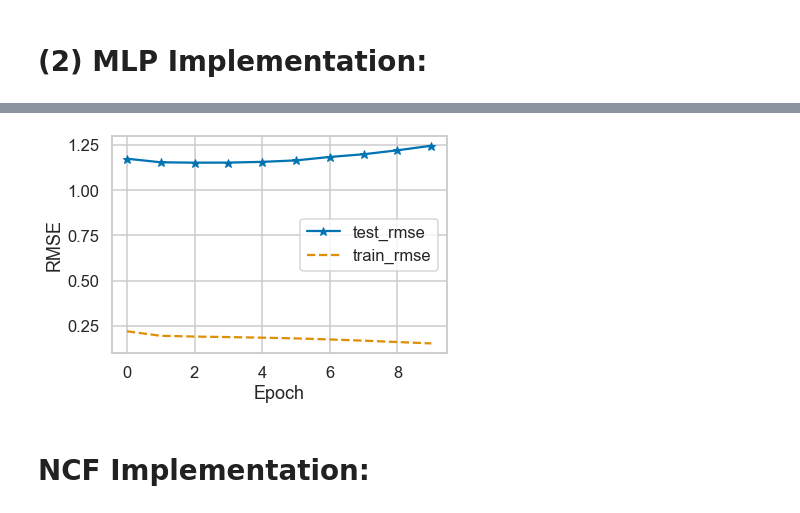
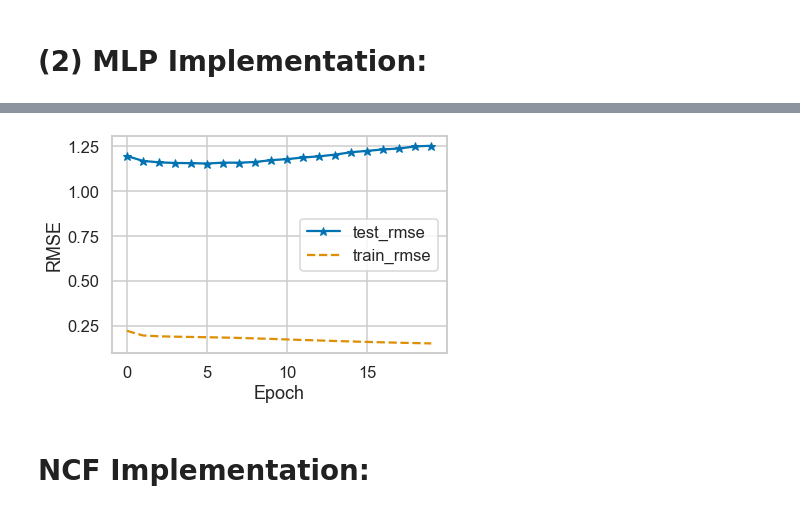
Before and after one commit to akhilesh-somani/Restaurant_Recommendation_System, a Jupyter notebook: Our_Approach.ipynb, the cells around one changed output, grey strips where cells are left out. Drawn from its saved outputs; the diff is of its cells as text; code cells hidden in the pictures.

```diff
--- a/Our_Approach.ipynb
+++ b/Our_Approach.ipynb
@@ -211,7 +212,7 @@ test_data.head(3)
 3 rows × 55 columns
 # %%
 X_test = np.array(test_data[['user_id_refined', 'business_id_refined'] +\
-                            ['user_feature_' + str(i) for i in range(n_lim + 1)]].values.tolist())
+                            ['user_feature_' + str(i) for i in range(num_of_user_features)]].values.tolist())
 X_test
 # %% [output]
 array([[0.000e+00, 0.000e+00, 1.000e+00, ..., 0.000e+00, 1.000e+00,
@@ -421,7 +421,7 @@ num_factors = 8
 regs = [0, 0]
 learner = 'adam'
 learning_rate = 0.0005
-num_epochs = 10
+num_epochs = 20
 batch_size = 256
 out = 1
 
@@ -454,12 +454,12 @@ for epoch in range(num_epochs):
     t1 = time()
 
     # Generate training instances
-    user_input, item_input, fan_input, ratings = get_train_instances(X_train, y_train)
+    user_input, item_input, user_feature_input, ratings = get_train_instances(X_train, y_train)
 
     # Training
-    history = model.fit([user_input, item_input, fan_input], #input
-                     np.array(ratings), # labels
-                     batch_size = batch_size, epochs = 1, verbose = 0)
+    history = model.fit([user_input, item_input, user_feature_input], # input
+                         np.array(ratings), # labels
+                         batch_size = batch_size, epochs = 1, verbose = 0)
 
     train_loss.append(history.history['loss'][0])
 
@@ -547,28 +552,28 @@ The best GMF model is saved
 def get_mlp_model(num_users, num_items, layers = [20,10], reg_layers=[0,0]):
     assert len(layers) == len(reg_layers)
     num_layer = len(layers) #Number of layers in the MLP
+
     # Input variables
-    user_input = Input(shape=(1,), dtype='int32', name = 'user_input')
-    item_input = Input(shape=(1,), dtype='int32', name = 'item_input')
-    fan_input = Input(shape=(1,), dtype = 'int32', name = 'fan_input')
+    user_input = Input(shape=(1,), dtype='float32', name = 'user_input')
+    item_input = Input(shape=(1,), dtype='float32', name = 'item_input')
+    user_feature_input = Input(shape = (num_of_user_features, ), dtype='float32', name = 'user_feature_input')
 
-    MLP_Embedding_User = Embedding(input_dim = num_users, output_dim = int(layers[0] / 2), name = 'user_embedding',
+    MLP_Embedding_User_ID = Embedding(input_dim = num_users, output_dim = num_of_user_features, name = 'user_ID_embedding',
                                    embeddings_initializer='random_normal', embeddings_regularizer = l2(reg_layers[0]),
                                    input_length=1)
-    MLP_Embedding_Item = Embedding(input_dim = num_items, output_dim = int(layers[0] / 2), name = 'item_embedding',
-                                   embeddings_initializer='random_normal', embeddings_regularizer = l2(reg_layers[0]),
-                                   input_length=1)
-    MLP_Embedding_Fans = Embedding(input_dim = num_users, output_dim = int(layers[0] / 2), name = 'fan_embedding',
+    MLP_Embedding_Item = Embedding(input_dim = num_items, output_dim = num_of_user_features, name = 'item_embedding',
                                    embeddings_initializer='random_normal', embeddings_regularizer = l2(reg_layers[0]),
                                    input_length=1)
 
     # Crucial to flatten an embedding vector!
-    user_latent = Flatten()(MLP_Embedding_User(user_input))
+    user_latent = Flatten()(MLP_Embedding_User_ID(user_input))
     item_latent = Flatten()(MLP_Embedding_Item(item_input))
-    fan_latent = Flatten()(MLP_Embedding_Fans(fan_input))
+
+    # Element-wise product of user_latent and user_feature_input
+    user_feature_latent = Multiply()([user_latent, user_feature_input])
 
     # The 0-th layer is the concatenation of embedding layers
-    vector = Concatenate()([user_latent, item_latent, fan_latent])
+    vector = Concatenate()([user_feature_latent, item_latent])
 
     # MLP layers
     for idx in range(1, num_layer):
@@ -577,7 +582,7 @@ def get_mlp_model(num_users, num_items, layers = [20,10], reg_layers=[0,0]):
 
     # Final prediction layer
     prediction = Dense(1, activation='sigmoid', kernel_initializer='lecun_uniform', name = 'prediction')(vector)
-    model = Model(inputs = [user_input, item_input, fan_input], outputs = prediction)
+    model = Model(inputs = [user_input, item_input, user_feature_input], outputs = prediction)
 
     return model
 # %%
@@ -614,11 +619,11 @@ for epoch in range(num_epochs):
     t1 = time()
 
     # Generate training instances
-    user_input, item_input, fan_input, ratings = get_train_instances(X_train, y_train)
+    user_input, item_input, user_feature_input, ratings = get_train_instances(X_train, y_train)
 
     # Training
-    history = model.fit([user_input, item_input, fan_input], # input
-                         ratings, # labels
+    history = model.fit([user_input, item_input, user_feature_input], # input
+                         np.array(ratings), # labels
                          batch_size = batch_size, epochs = 1, verbose = 0)
 
     train_loss.append(np.sqrt(history.history['loss'][0]))
@@ -665,5 +675,5 @@ End. Best Epoch 3:  RMSE = 1.1530, R2 = 0.1944.
 The best MLP model is saved
-[figure, old version]
+[figure, new version]
 # %% [markdown]
 # NCF Implementation:
 # %%
```
Also changed, not shown: parts of 7 cells of this notebook.
